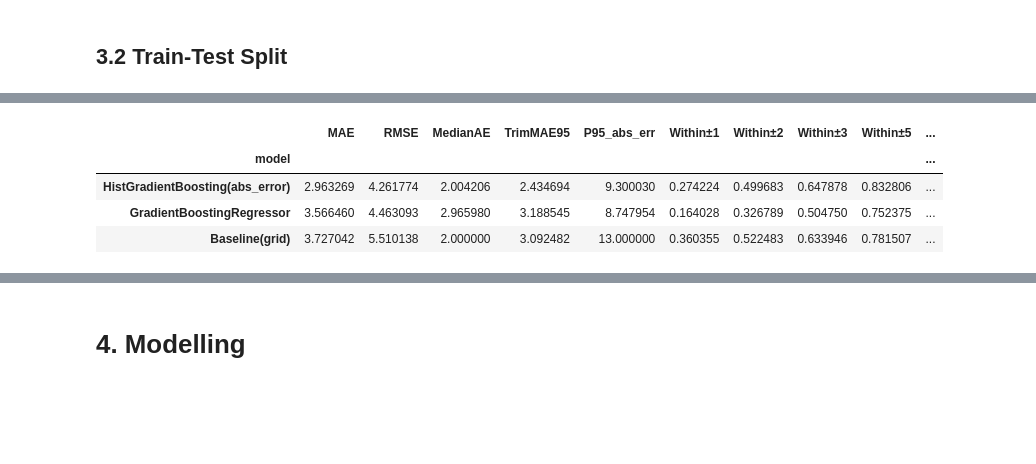
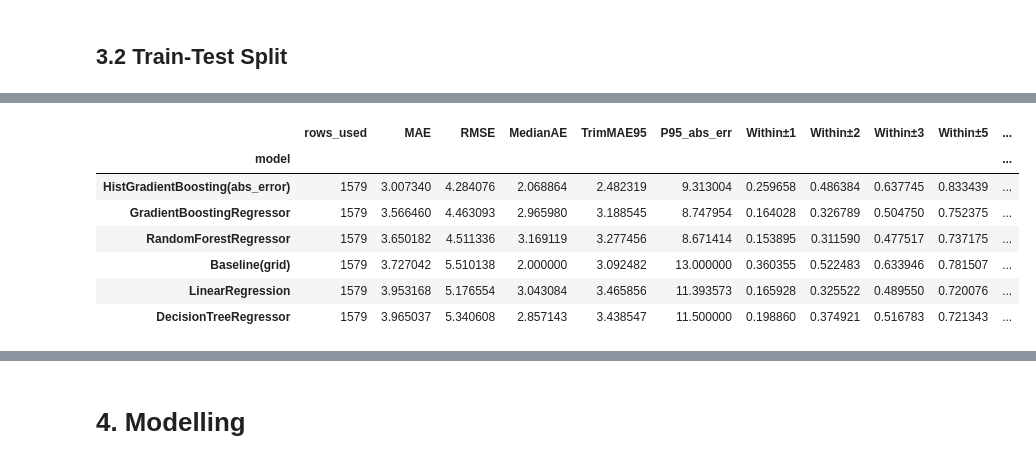
Before and after one commit to justinhozx/MLDP-F1, a Jupyter notebook: MLDP_F1.ipynb, the cells around one changed output, grey strips where cells are left out. Cells and saved outputs as stored; diff of their text form; code cells hidden in the pictures; blank space fills up the shorter version.

```diff
--- a/MLDP_F1.ipynb
+++ b/MLDP_F1.ipynb
@@ -525,8 +614,24 @@ Cutoff date: 2021-08-01
 # %%
+import numpy as np
+import pandas as pd
 from sklearn.metrics import mean_absolute_error, mean_squared_error
-from scipy.stats import spearmanr
 
-def metrics_block(name, y_true, pred_vals):
+def metrics_block(name, y_true, pred_vals, grid_vals=None, drop_threshold=None):
+    """
+    If drop_threshold is provided, exclude rows where (actual - grid) >= drop_threshold.
+    This matches your 'crazy drop' rule.
+    """
+    y_true = np.asarray(y_true).astype(float)
+    pred_vals = np.asarray(pred_vals).astype(float)
+
+    if drop_threshold is not None:
+        if grid_vals is None:
+            raise ValueError("grid_vals must be provided when using drop_threshold")
+        grid_vals = np.asarray(grid_vals).astype(float)
+        keep = (y_true - grid_vals) < drop_threshold
+        y_true = y_true[keep]
+        pred_vals = pred_vals[keep]
+
     abs_err = np.abs(y_true - pred_vals)
 
     mae = mean_absolute_error(y_true, pred_vals)
@@ -544,10 +649,12 @@ def metrics_block(name, y_true, pred_vals):
     pred_round = np.clip(np.rint(pred_vals), 1, 40)
     exact = (np.abs(y_true - pred_round) == 0).mean()
 
-    rho, _ = spearmanr(y_true, pred_vals)
+    # Spearman (no scipy needed)
+    spearman = pd.Series(y_true).corr(pd.Series(pred_vals), method="spearman")
 
     return {
         "model": name,
+        "rows_used": len(y_true),
         "MAE": mae,
         "RMSE": rmse,
         "MedianAE": med,
@@ -558,23 +665,48 @@ def metrics_block(name, y_true, pred_vals):
         "Within±3": within3,
         "Within±5": within5,
         "Exact(rounded)%": exact,
-        "Spearman": rho
+        "Spearman": spearman
     }
 
-# y_test is a pandas Series; convert once
+# -------------------------
+# Inputs (test set)
+# -------------------------
 y_true = y_test.values
+grid_test = df_model.loc[test_idx, "grid"].astype(float).values
 
-# Predictions from your compare-cell variables:
-# - hgb_pred
-# - gbr_pred
-# Baseline uses grid
-baseline_pred = df_model.loc[test_idx, "grid"].astype(float).values
+# -------------------------
+# Put ALL predictions here
+# -------------------------
+# Update these names to match whatever you used in your training cell:
+pred_dict = {
+    "HistGradientBoosting(abs_error)": hgb_pred,
+    "GradientBoostingRegressor": gbr_pred,
+    "RandomForestRegressor": rf_pred,
+    "DecisionTreeRegressor": dt_pred,
+    "LinearRegression": lin_pred,
+    "Baseline(grid)": grid_test
+}
 
-rows = []
-rows.append(metrics_block("HistGradientBoosting(abs_error)", y_true, hgb_pred))
-rows.append(metrics_block("GradientBoostingRegressor", y_true, gbr_pred))
-rows.append(metrics_block("Baseline(grid)", y_true, baseline_pred))
+# -------------------------
+# BEFORE filter (normal)
+# -------------------------
+rows_before = []
+for name, pred in pred_dict.items():
+    rows_before.append(metrics_block(name, y_true, pred))
 
-compare_outliers = pd.DataFrame(rows).set_index("model").sort_values("MAE")
-compare_outliers
+compare_before = pd.DataFrame(rows_before).set_index("model").sort_values("MAE")
+print("=== BEFORE outlier filter (normal test metrics) ===")
+display(compare_before)
+
+# -------------------------
+# AFTER filter (exclude big grid drops)
+# -------------------------
+drop_threshold = 10
+rows_after = []
+for name, pred in pred_dict.items():
+    rows_after.append(metrics_block(name, y_true, pred, grid_vals=grid_test, drop_threshold=drop_threshold))
+
+compare_after = pd.DataFrame(rows_after).set_index("model").sort_values("MAE")
+print(f"=== AFTER outlier filter (exclude actual-grid >= {drop_threshold}) ===")
+display(compare_after)
 # %% [output]
@@ -581,5 +714,8 @@ compare_outliers
-|  | MAE | RMSE | MedianAE | TrimMAE95 | P95_abs_err | Within±1 | Within±2 | Within±3 | Within±5 | ... |
-| model |  |  |  |  |  |  |  |  |  | ... |
-| HistGradientBoosting(abs_error) | 2.963269 | 4.261774 | 2.004206 | 2.434694 | 9.300030 | 0.274224 | 0.499683 | 0.647878 | 0.832806 | ... |
-| GradientBoostingRegressor | 3.566460 | 4.463093 | 2.965980 | 3.188545 | 8.747954 | 0.164028 | 0.326789 | 0.504750 | 0.752375 | ... |
-| Baseline(grid) | 3.727042 | 5.510138 | 2.000000 | 3.092482 | 13.000000 | 0.360355 | 0.522483 | 0.633946 | 0.781507 | ... |
+|  | rows_used | MAE | RMSE | MedianAE | TrimMAE95 | P95_abs_err | Within±1 | Within±2 | Within±3 | Within±5 | ... |
+| model |  |  |  |  |  |  |  |  |  |  | ... |
+| HistGradientBoosting(abs_error) | 1579 | 3.007340 | 4.284076 | 2.068864 | 2.482319 | 9.313004 | 0.259658 | 0.486384 | 0.637745 | 0.833439 | ... |
+| GradientBoostingRegressor | 1579 | 3.566460 | 4.463093 | 2.965980 | 3.188545 | 8.747954 | 0.164028 | 0.326789 | 0.504750 | 0.752375 | ... |
+| RandomForestRegressor | 1579 | 3.650182 | 4.511336 | 3.169119 | 3.277456 | 8.671414 | 0.153895 | 0.311590 | 0.477517 | 0.737175 | ... |
+| Baseline(grid) | 1579 | 3.727042 | 5.510138 | 2.000000 | 3.092482 | 13.000000 | 0.360355 | 0.522483 | 0.633946 | 0.781507 | ... |
+| LinearRegression | 1579 | 3.953168 | 5.176554 | 3.043084 | 3.465856 | 11.393573 | 0.165928 | 0.325522 | 0.489550 | 0.720076 | ... |
+| DecisionTreeRegressor | 1579 | 3.965037 | 5.340608 | 2.857143 | 3.438547 | 11.500000 | 0.198860 | 0.374921 | 0.516783 | 0.721343 | ... |
```
Also changed, not shown: parts of 14 cells of this notebook.
